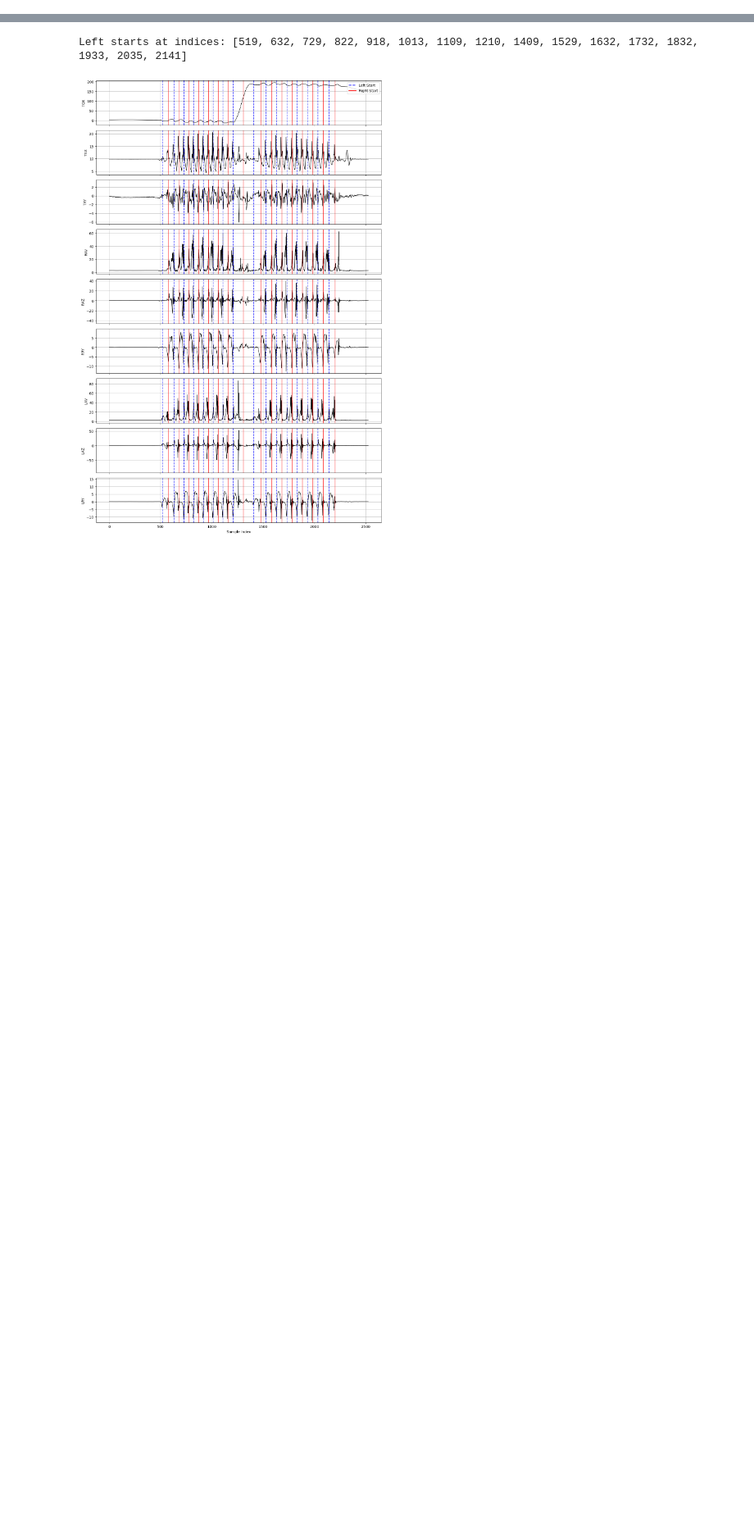
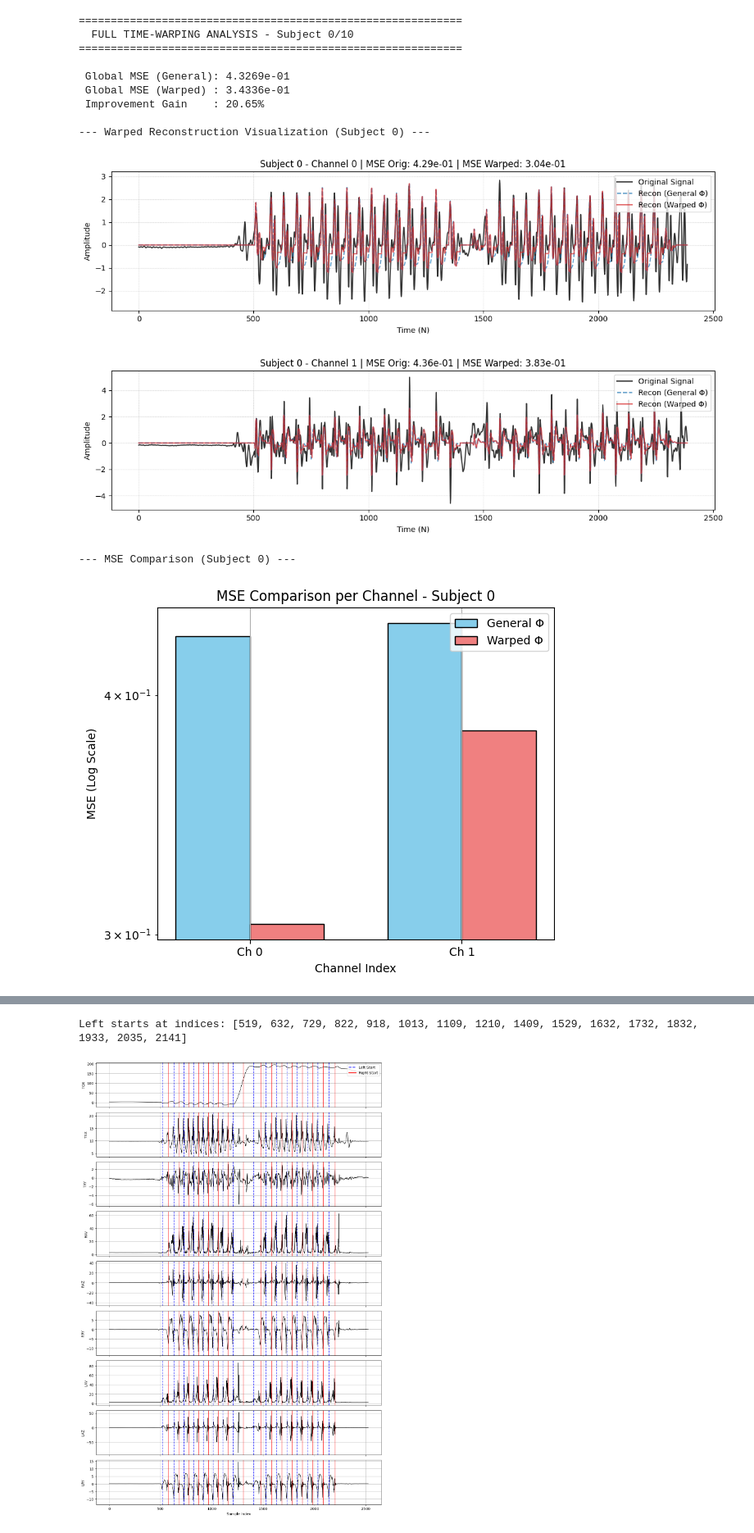
Before and after one commit to titiuo/Gait-Analysis, a Jupyter notebook: immersion.ipynb, the cells around one changed output, grey strips where cells are left out. Shown at 82% size. Drawn from its saved outputs; the diff is of its cells as text; code cells hidden in the pictures; blank space fills up the shorter version.

```diff
--- a/immersion.ipynb
+++ b/immersion.ipynb
@@ -75,3 +91,19 @@ Avg active coefficients per subject: 29.50
 # %%
 # Filtered version
 af,zf,phif = Personalization(X_filtered,Af,Zf,Phif,lambda_=0.01,n_perso=30)
+# %%
+full_warping_analysis(X_filtered,zf,phif,af)
+# %% [output]
+============================================================
+  FULL TIME-WARPING ANALYSIS - Subject 0/10
+============================================================
+
+ Global MSE (General): 4.3269e-01
+ Global MSE (Warped) : 3.4336e-01
+ Improvement Gain    : 20.65%
+
+--- Warped Reconstruction Visualization (Subject 0) ---
+[figure, added]
+[figure, added]
+--- MSE Comparison (Subject 0) ---
+[figure, added]
```
Also changed, not shown: parts of 5 cells of this notebook, 2 other files.
